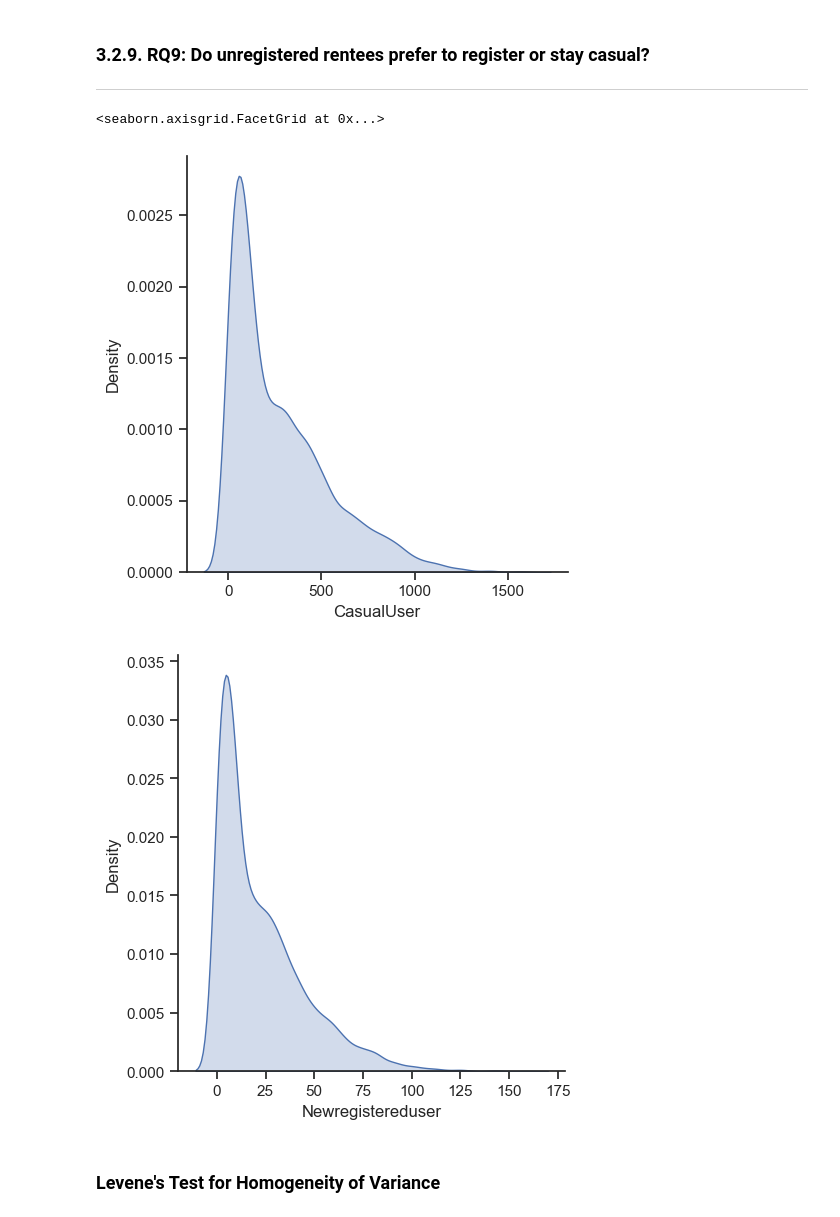
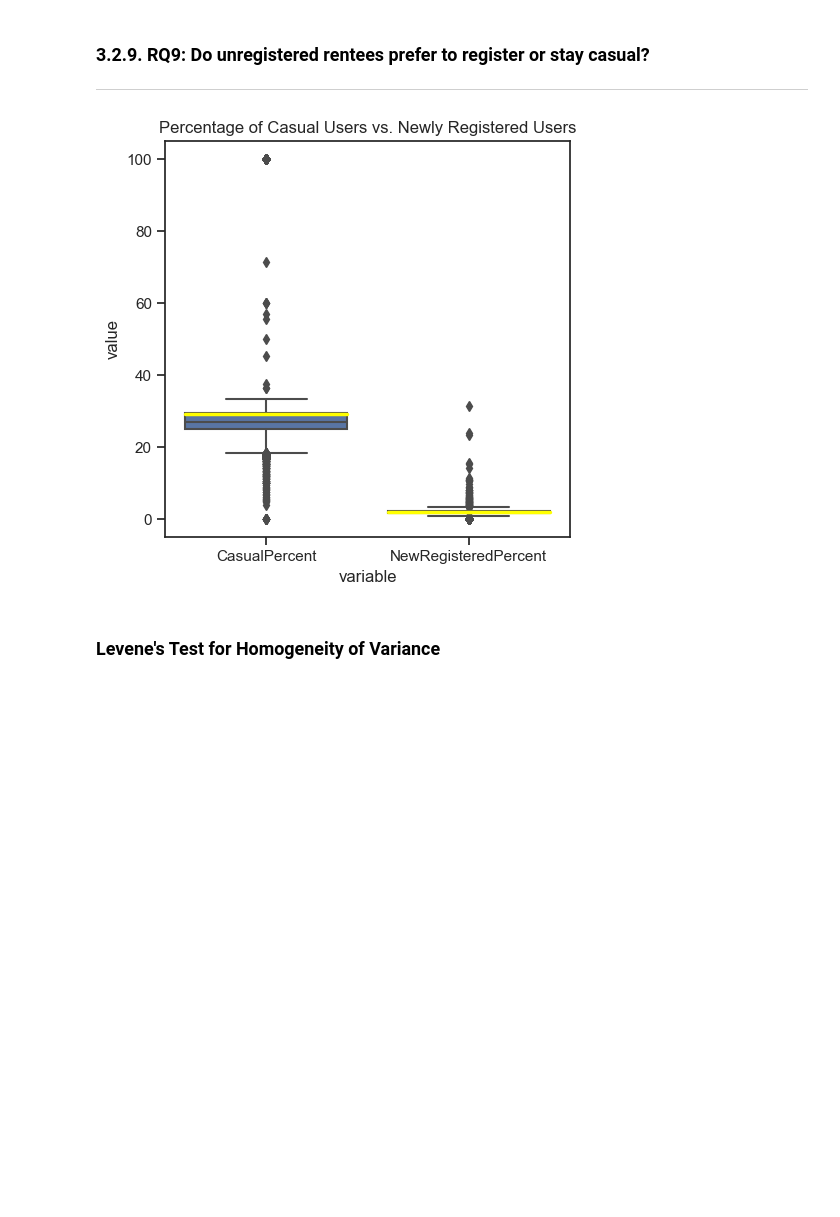
Before and after one commit to ChauHuynh1/Station_analysis, a Jupyter notebook: ResearchMethod.ipynb, the cells around one changed output. Saved outputs shown, nothing was run; the diff lists cells and outputs as text; code cells hidden in the pictures; blank space fills up the shorter version.

```diff
--- a/ResearchMethod.ipynb
+++ b/ResearchMethod.ipynb
@@ -1410,15 +1416,20 @@ The mean of both `RegisteredPercent` and `NewRegisteredPercent` in December 2017
 ### 3.2.9.  RQ9: Do unregistered rentees prefer to register or stay casual?
 ****
 # %%
-ax = sns.displot(df, x='CasualUser', kind='kde', fill = True)#.set(title='Distribution of total users on completely dry days vs. rainy/snowy days')
-sns.displot(df, x='Newregistereduser', kind='kde', fill = True, ax=ax)
-#plt.axvline(df['TotalUser'][df['CompletelyDry'] == 'Yes'].mean(), color='C0', label=str(df['TotalUser'][df['CompletelyDry'] == 'Yes'].mean()))
-#plt.axvline(df['TotalUser'][df['CompletelyDry'] == 'No'].mean(), color='C1', label=str(df['TotalUser'][df['CompletelyDry'] == 'No'].mean()))
-#plt.legend(loc='upper right');
+test_groups = df[['CasualPercent', 'NewRegisteredPercent']] # Extract 2 relevant fields
+
+meanlineprops = dict(linestyle='-', linewidth=2.5, color='yellow') # Properties of the mean line
+
+sns.boxplot(data=test_groups.melt(),
+            x='variable',
+            y='value',
+            showmeans=True,
+            meanprops = meanlineprops,
+            meanline=True,);
+
+plt.title('Percentage of Casual Users vs. Newly Registered Users');
 # %% [output]
-<seaborn.axisgrid.FacetGrid at 0x...>
-[figure, old version]
+[figure, new version]
-[figure, removed]
 # %% [markdown]
 ### Levene's Test for Homogeneity of Variance
 # %%
```
Also changed, not shown: parts of 28 cells of this notebook.
